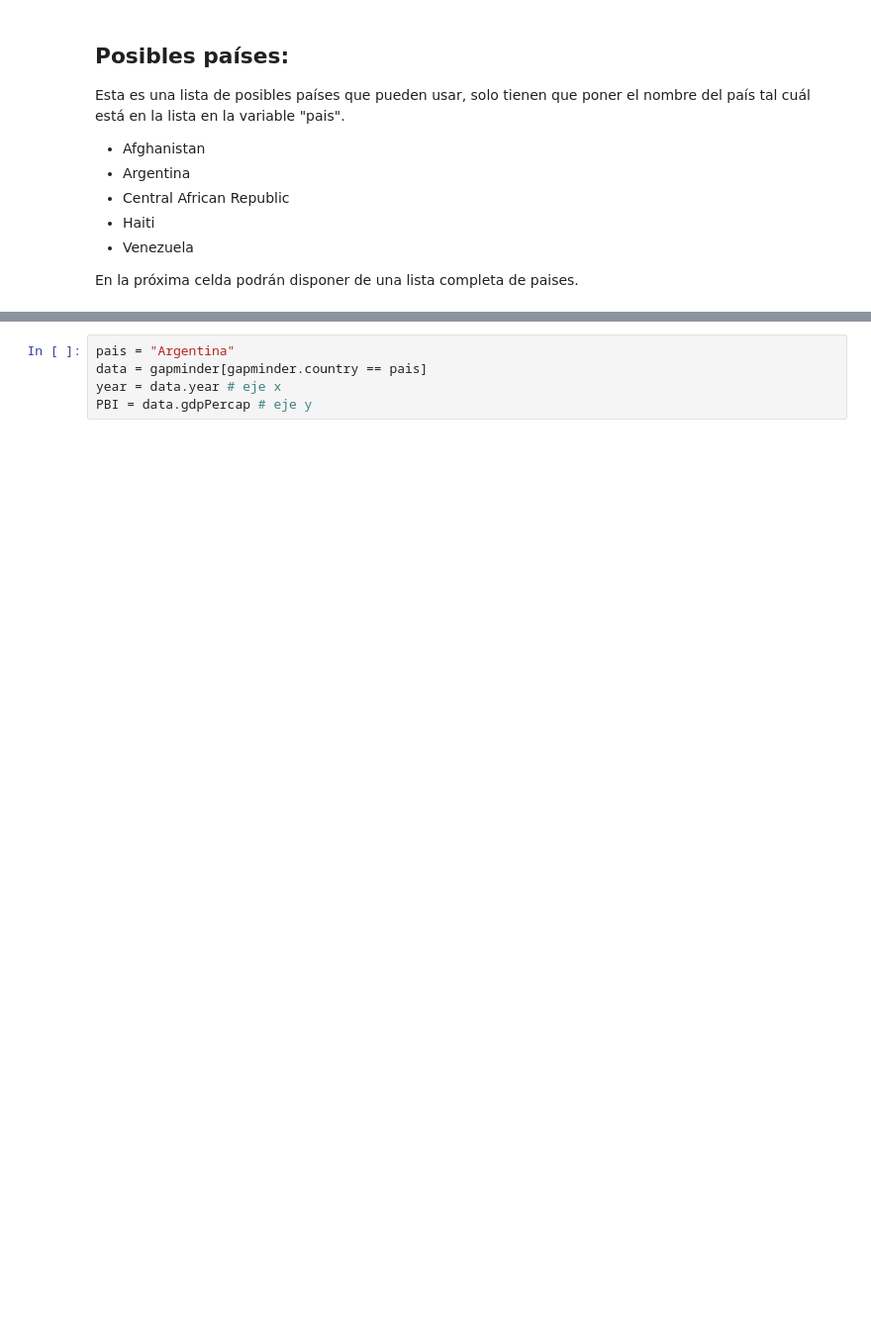
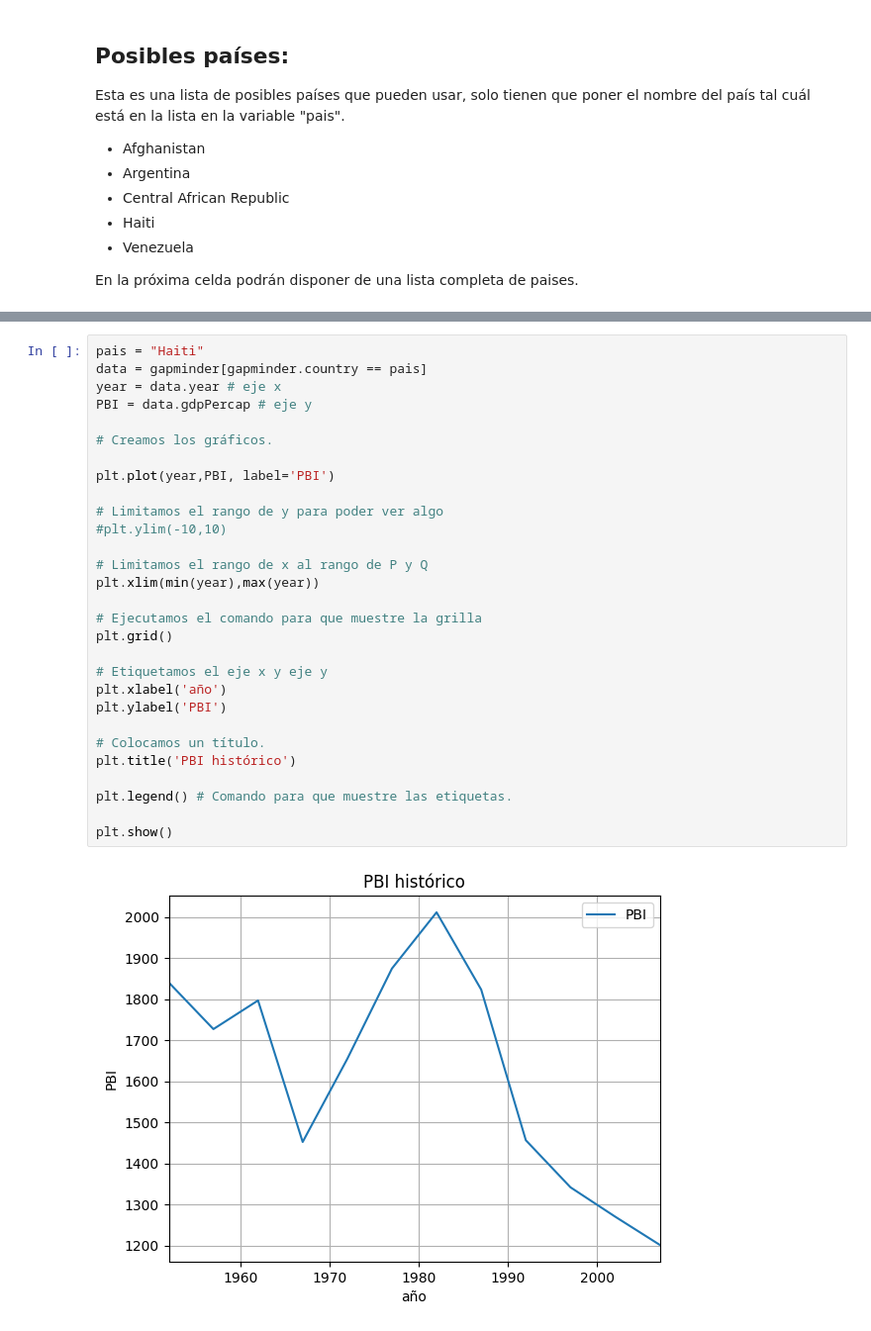
Before and after one commit to juansearg/colab, a Jupyter notebook: TP1_grupo_23.ipynb, the cells around one changed output, grey strips where cells are left out. Shown at 99% size. Saved outputs shown, nothing was run; the diff lists cells and outputs as text; blank space fills up the shorter version.

```diff
--- a/TP1_grupo_23.ipynb
+++ b/TP1_grupo_23.ipynb
@@ -565,5 +590,31 @@ gapminder.country.unique()
-# %%
-pais = "Argentina"
-data = gapminder[gapminder.country == pais]
-year = data.year # eje x
-PBI = data.gdpPercap # eje y
+# %%
+pais = "Haiti"
+data = gapminder[gapminder.country == pais]
+year = data.year # eje x
+PBI = data.gdpPercap # eje y
+
+# Creamos los gráficos.
+
+plt.plot(year,PBI, label='PBI')
+
+# Limitamos el rango de y para poder ver algo
+#plt.ylim(-10,10)
+
+# Limitamos el rango de x al rango de P y Q
+plt.xlim(min(year),max(year))
+
+# Ejecutamos el comando para que muestre la grilla
+plt.grid()
+
+# Etiquetamos el eje x y eje y
+plt.xlabel('año')
+plt.ylabel('PBI')
+
+# Colocamos un título.
+plt.title('PBI histórico')
+
+plt.legend() # Comando para que muestre las etiquetas.
+
+plt.show()
+# %% [output]
+[figure, added]
```
Also changed, not shown: parts of 5 cells of this notebook.
